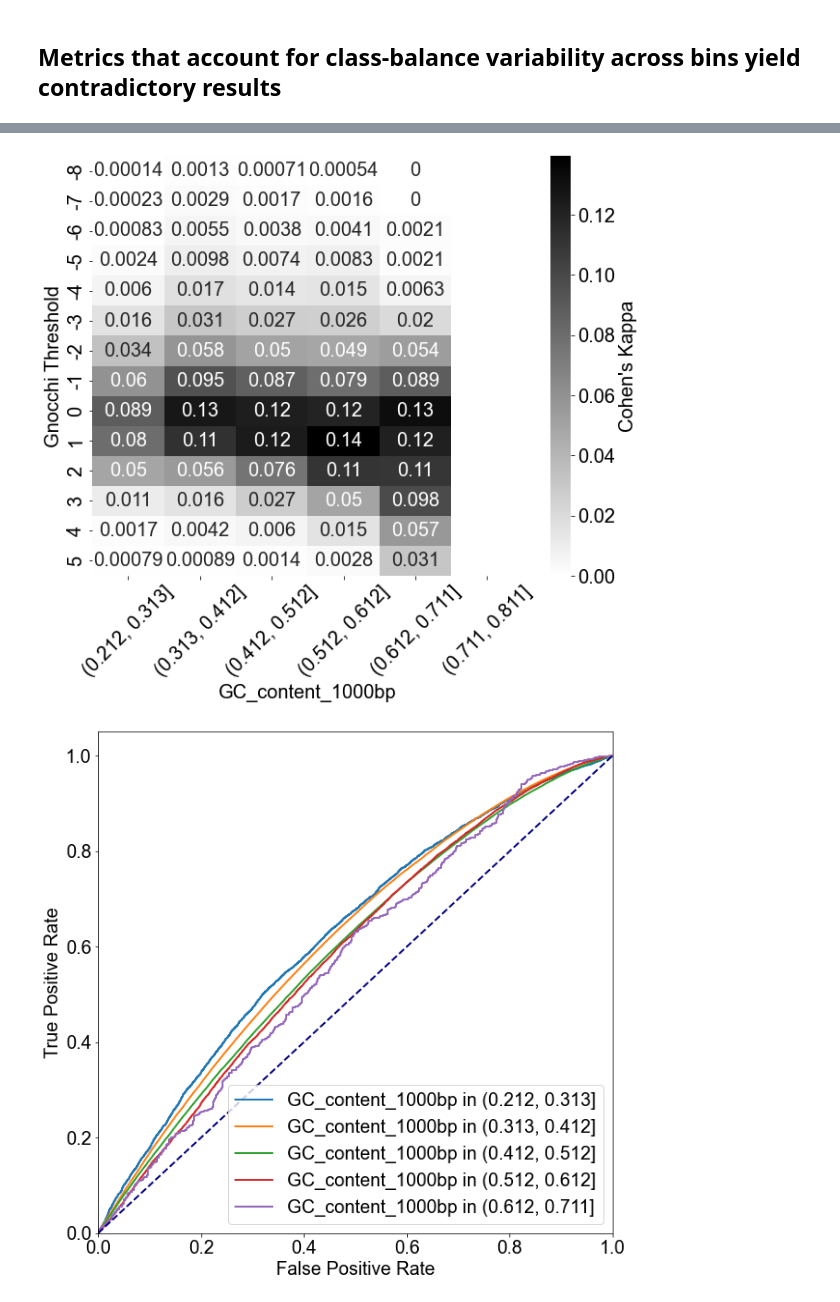
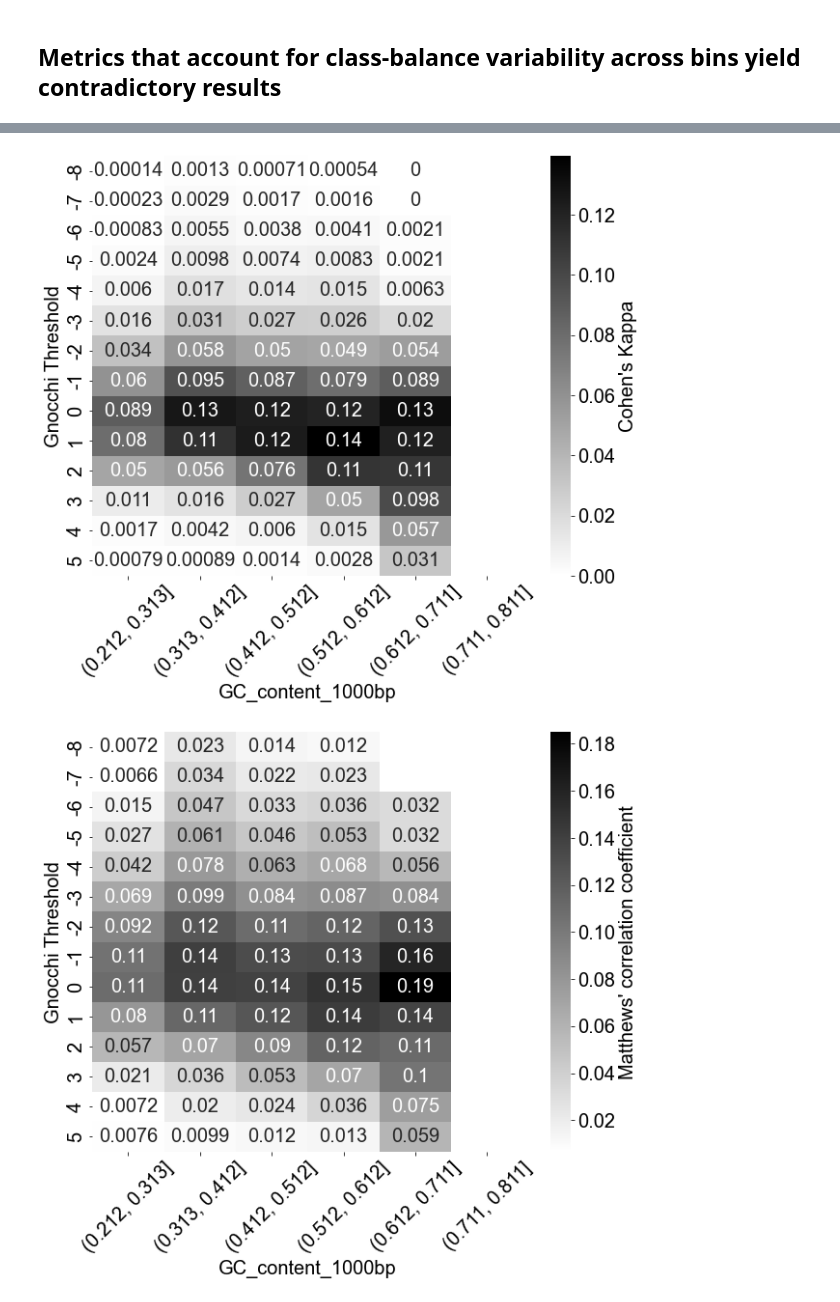
Before and after one commit to quinlan-lab/constraint-tools, a Jupyter notebook: papers/neutral_models_are_biased/4.ipynb, the cells around one changed output, grey strips where cells are left out. Drawn from its saved outputs; the diff is of its cells as text; code cells hidden in the pictures.

Commit message:
add matthews correlation coefficient

```diff
--- a/papers/neutral_models_are_biased/4.ipynb
+++ b/papers/neutral_models_are_biased/4.ipynb
@@ -28,6 +28,7 @@ import seaborn as sns
 import numpy as np
 import matplotlib.pyplot as plt
 from sklearn.metrics import roc_curve
+import math
 
 plt.rcParams.update({
     'font.size': 20,
@@ -63,6 +64,7 @@ def plot_heat_maps(df, feature='GC_content_1000bp'):
   normalized_precision_df = pd.DataFrame(index=gnocchi_thresholds, columns=feature_bins).astype(float)
   normalized_FDR_df = pd.DataFrame(index=gnocchi_thresholds, columns=feature_bins).astype(float)
   cohens_kappa_df = pd.DataFrame(index=gnocchi_thresholds, columns=feature_bins).astype(float)
+  mcc_df = pd.DataFrame(index=gnocchi_thresholds, columns=feature_bins).astype(float)
 
   fprs = []
   tprs = []
@@ -84,9 +86,6 @@ def plot_heat_maps(df, feature='GC_content_1000bp'):
 
     for gnocchi_threshold in gnocchi_thresholds:
 
-      # compute Cohen's kappa
-      # https://en.wikipedia.org/wiki/Cohen%27s_kappa
-      # https://ieeexplore.ieee.org/stamp/stamp.jsp?tp=&arnumber=9440903
       TP = df_feature_bin[
         (df_feature_bin['gnocchi'] > gnocchi_threshold) &
         (df_feature_bin['window overlaps enhancer'] == True)
@@ -103,10 +102,23 @@ def plot_heat_maps(df, feature='GC_content_1000bp'):
         (df_feature_bin['gnocchi'] <= gnocchi_threshold) &
         (df_feature_bin['window overlaps enhancer'] == True)
       ].shape[0]
+
+      # compute Cohen's kappa
+      # https://en.wikipedia.org/wiki/Cohen%27s_kappa
+      # https://ieeexplore.ieee.org/stamp/stamp.jsp?tp=&arnumber=9440903
       p_o = (TP + TN) / (TP + TN + FP + FN)
       p_e = ((TP + FP) * (TP + FN) + (TN + FP) * (TN + FN)) / (TP + TN + FP + FN)**2
       cohens_kappa = (p_o - p_e) / (1 - p_e)
       cohens_kappa_df.loc[gnocchi_threshold, feature_bin] = cohens_kappa
+
+      # compute Matthews' correlation coefficient
+      # https://en.wikipedia.org/wiki/Phi_coefficient
+      # https://chatgpt.com/share/740788b6-7caa-4c19-9fd0-bf8b59d82c05
+      try:
+        MCC = (TP*TN - FP*FN) / math.sqrt((TP+FP)*(TP+FN)*(TN+FP)*(TN+FN))
+        mcc_df.loc[gnocchi_threshold, feature_bin] = MCC
+      except ZeroDivisionError:
+        mcc_df.loc[gnocchi_threshold, feature_bin] = None
 
       # compute precision and FDR
       precision = TP / (TP + FP)
@@ -147,31 +159,41 @@ def plot_heat_maps(df, feature='GC_content_1000bp'):
   plt.ylabel('Gnocchi Threshold')
   plt.xticks(rotation=45)
   plt.show()
 
+  # Heatmap for Matthews' correlation coefficient
+  plt.figure(figsize=(10, 8))
+  ax = sns.heatmap(mcc_df, annot=True, cmap='binary')
+  colorbar = ax.collections[0].colorbar
+  colorbar.set_label("Matthews' correlation coefficient")
+  plt.xlabel(feature)
+  plt.ylabel('Gnocchi Threshold')
+  plt.xticks(rotation=45)
+  plt.show()
+
   plt.figure(figsize=(10, 10))
   lw = 2
   for fpr, tpr, feature_bin in zip(fprs, tprs, feature_bins):
     plt.plot(fpr, tpr, lw=lw, label=f'{feature} in {feature_bin}')
   plt.plot([0, 1], [0, 1], color='navy', lw=lw, linestyle='--')
   plt.xlim([0.0, 1.0])
   plt.ylim([0.0, 1.05])
   plt.xlabel('False Positive Rate')
   plt.ylabel('True Positive Rate')
   plt.legend(loc="lower right")
   plt.show()
 
 plot_heat_maps(WINDOWS)
 # %% [output]
 feature_mean    r       1-r     FDR     FDR/(1-r)
 0.40393564982912245     0.3074774984276128      0.6925225015723873      0.5218582508606711      0.7535614361638512
 
 feature_bin     feature_mean    r       precision       precision/r     1-r     FDR     FDR/(1-r)
 (0.212, 0.313]  0.2972284092771273      0.09776354966531599     0.18674314850223073     1.9101510649063762      0.902236450334684       0.8132568514977693      0.9013788471925427
 (0.313, 0.412]  0.3685397911251422      0.2359381705065268      0.34529020961013546     1.4634775240854199      0.7640618294934732      0.6547097903898645      0.8568806412223178
 (0.412, 0.512]  0.45091864995558006     0.40346309219826454     0.5016345264826311      1.243321969673807       0.5965369078017355      0.49836547351736893     0.8354310806247804
 (0.512, 0.612]  0.5426352680439778      0.5787934603041984      0.6450510430537062      1.114475347932723       0.4212065396958016      0.3549489569462938      0.8426957406754428
 (0.612, 0.711]  0.6333921207903008      0.7000449034575662      0.7296809151113787      1.0423344438441569      0.2999550965424338      0.27031908488862133     0.9011985060583229
 [figure]
 [figure]
 [figure]
-[figure, old version]
+[figure, new version]
```
Also changed, not shown: parts of 1 cell of this notebook.
